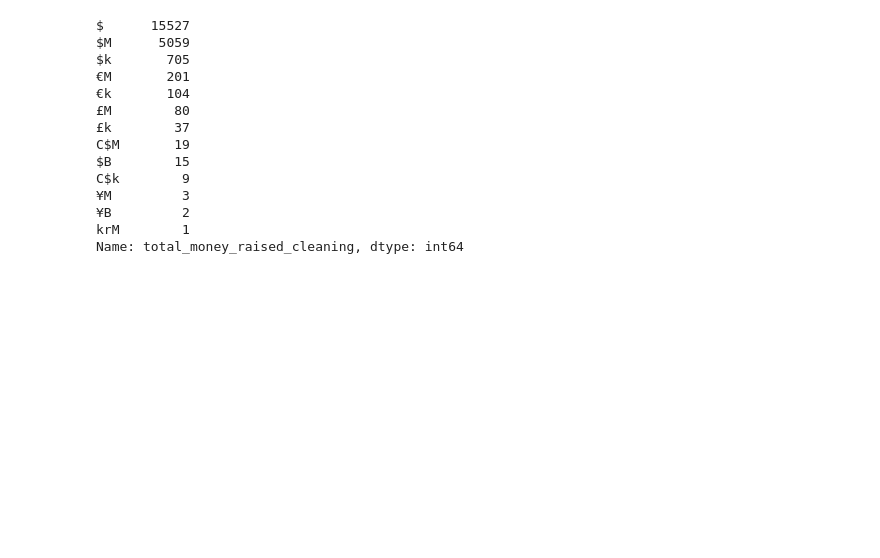
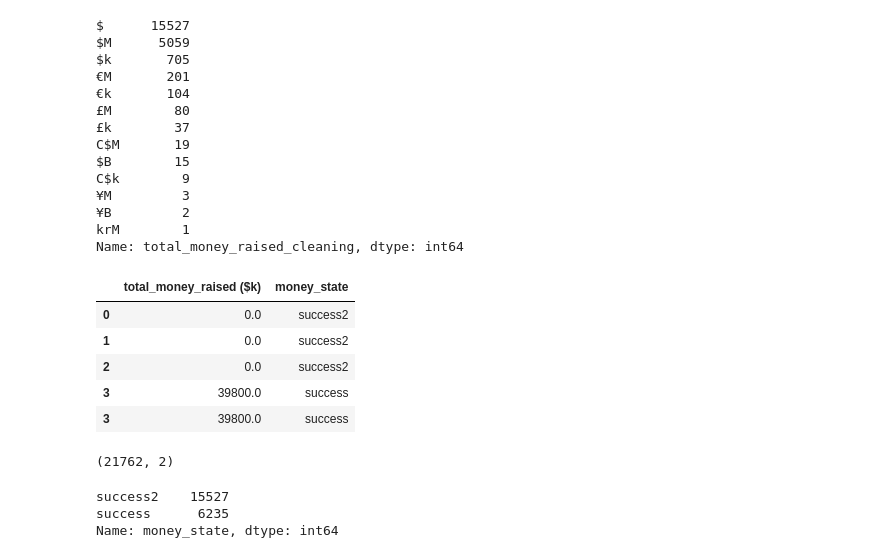
Before and after one commit to Flori-87/best-located-company, a Jupyter notebook: src/clean_companyData.ipynb, the cells around one changed output. Cells and saved outputs as stored; diff of their text form; code cells hidden in the pictures; blank space fills up the shorter version.

```diff
--- a/src/clean_companyData.ipynb
+++ b/src/clean_companyData.ipynb
@@ -142,3 +142,46 @@ C$k        9
 ¥B         2
 krM        1
 Name: total_money_raised_cleaning, dtype: int64
+# %%
+# voy a transformar estos tipos de moneda a $ y todo a la misma unidad (k)
+# todas las empresas con moneda ¥ son japonesas, así que se refiere a yenes
+def getMoney(row):
+    dic_money = {r"^C\$\d+":["C$",0.71],r"^\$\d+":["$",1],r"^\£\d+":["£",1.25],r"^\€\d+":["€",1.09],r"^kr\d+":["kr",0.1],
+                r"^\¥\d+":["¥",0.0093]}
+    value = row["total_money_raised"]
+    if value:
+        for key in dic_money.keys():
+            if re.search(key,value):
+                value = value.split(dic_money[key][0])[1]
+                if "k" in value:
+                    return (round(float(value.split("k")[0])*(dic_money[key][1]),4),"success")
+                elif "M" in value:
+                    return (round(float(value.split("M")[0])*(dic_money[key][1])*1000,4),"success")
+                elif "B" in value:
+                    return (round(float(value.split("B")[0])*(dic_money[key][1])*1000000,4),"success")
+                else:
+                    return (round(float(value)*(dic_money[key][1])/1000,4),"success2")
+    else:
+        return (None, "fail")
+
+
+money_conversion = company_processed.apply(getMoney,axis=1,result_type="expand")
+money_conversion.columns=["total_money_raised ($k)","money_state"]
+money_conversion.head()
+# %% [output]
+|  | total_money_raised ($k) | money_state |
+| 0 | 0.0 | success2 |
+| 1 | 0.0 | success2 |
+| 2 | 0.0 | success2 |
+| 3 | 39800.0 | success |
+| 3 | 39800.0 | success |
+# %%
+money_conversion.shape
+# %% [output]
+(21762, 2)
+# %%
+money_conversion.money_state.value_counts()
+# %% [output]
+success2    15527
+success      6235
+Name: money_state, dtype: int64
```
Also changed, not shown: parts of 9 cells of this notebook, 1 other file.
